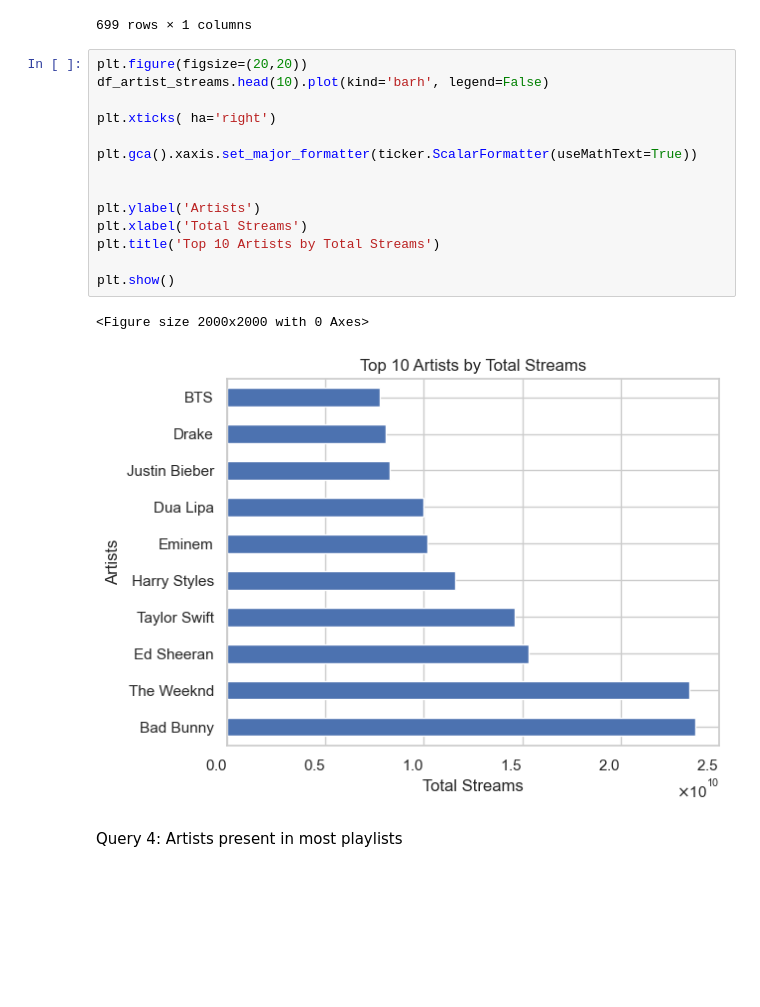
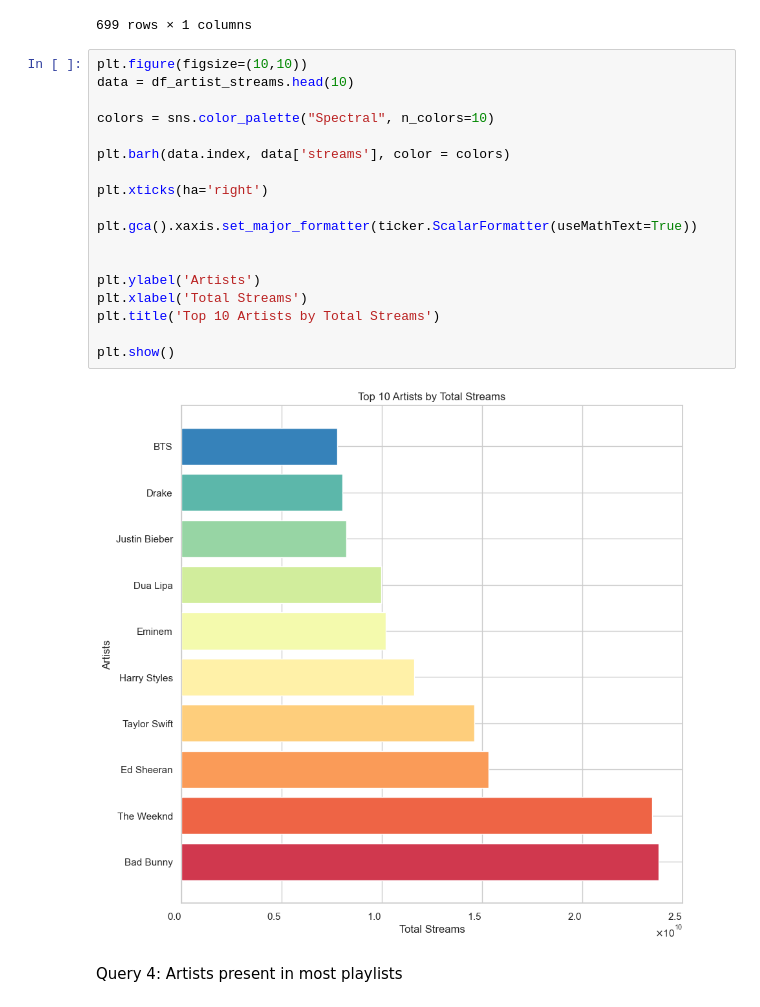
Before and after one commit to i-ap5/FamBus, a Jupyter notebook: famBus.ipynb, the cells around one changed output. Drawn from its saved outputs; the diff is of its cells as text; blank space fills up the shorter version.

Commit message:
11.25 final colorful push

```diff
--- a/famBus.ipynb
+++ b/famBus.ipynb
@@ -679,22 +691,25 @@ df_artist_streams
 | Sukriti Kakar | 1365184 |
 699 rows × 1 columns
 # %%
-plt.figure(figsize=(20,20))
-df_artist_streams.head(10).plot(kind='barh', legend=False)
+plt.figure(figsize=(10,10))
+data = df_artist_streams.head(10)
 
-plt.xticks( ha='right')
+colors = sns.color_palette("Spectral", n_colors=10)
+
+plt.barh(data.index, data['streams'], color = colors)
+
+plt.xticks(ha='right')
 
 plt.gca().xaxis.set_major_formatter(ticker.ScalarFormatter(useMathText=True))
 
 
 plt.ylabel('Artists')
 plt.xlabel('Total Streams')
 plt.title('Top 10 Artists by Total Streams')
 
 plt.show()
 # %% [output]
-<Figure size 2000x2000 with 0 Axes>
-[figure, old version]
+[figure, new version]
 # %% [markdown]
 Query 4: Artists present in most playlists
 # %%
```
Also changed, not shown: parts of 11 cells of this notebook.
